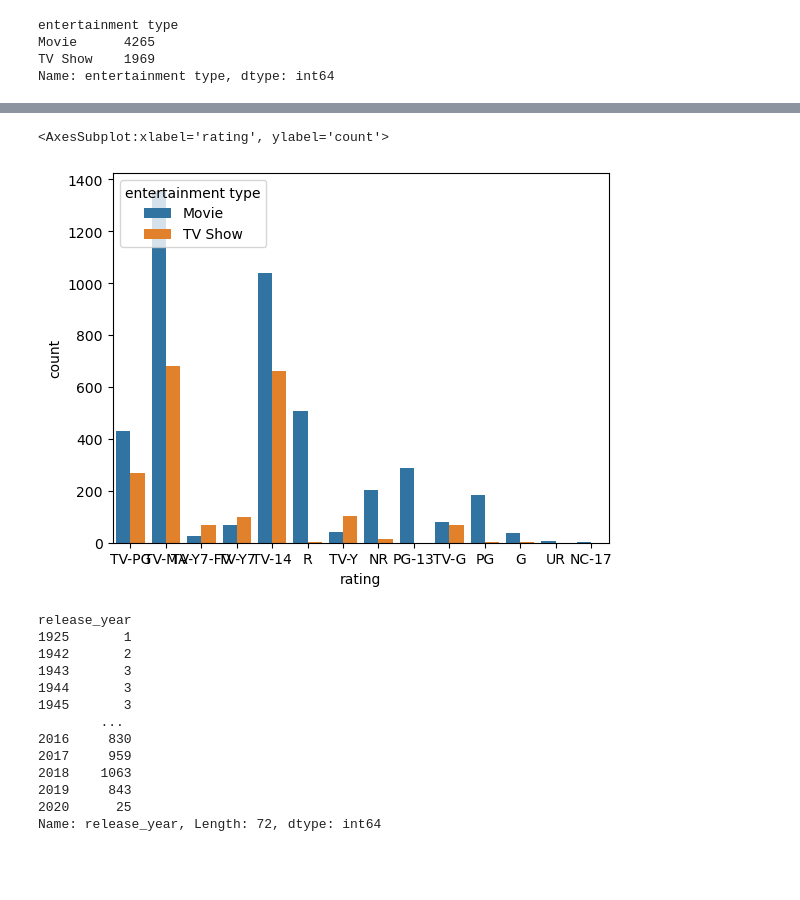
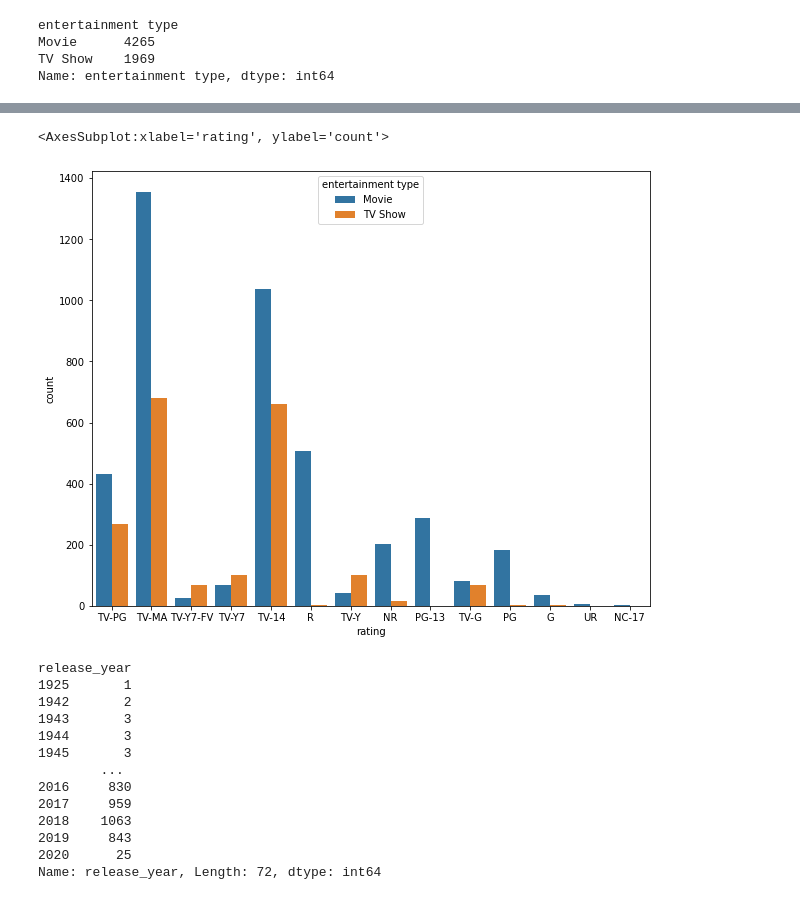
Before and after one commit to guptga/NetFlix-Movies-and-TV-Shows-Analysis, a Jupyter notebook: Netflix Data Analysis .ipynb, the cells around one changed output, grey strips where cells are left out. Drawn from its saved outputs; the diff is of its cells as text; code cells hidden in the pictures; blank space fills up the shorter version.

```diff
--- a/Netflix Data Analysis .ipynb
+++ b/Netflix Data Analysis .ipynb
@@ -261,7 +232,6 @@ plt.show()
 # %%
-# sns.countplot(x='entertainment type',data = netflix_data_df, hue="rating")
+plt.figure(figsize=(10,8))
 sns.countplot(x='rating',data = netflix_data_df, hue="entertainment type")
-# sns.countplot(x='country',data = netflix_data_df,hue='entertainment type')
 # %% [output]
 <AxesSubplot:xlabel='rating', ylabel='count'>
-[figure, old version]
+[figure, new version]
```
Also changed, not shown: parts of 38 cells of this notebook.
